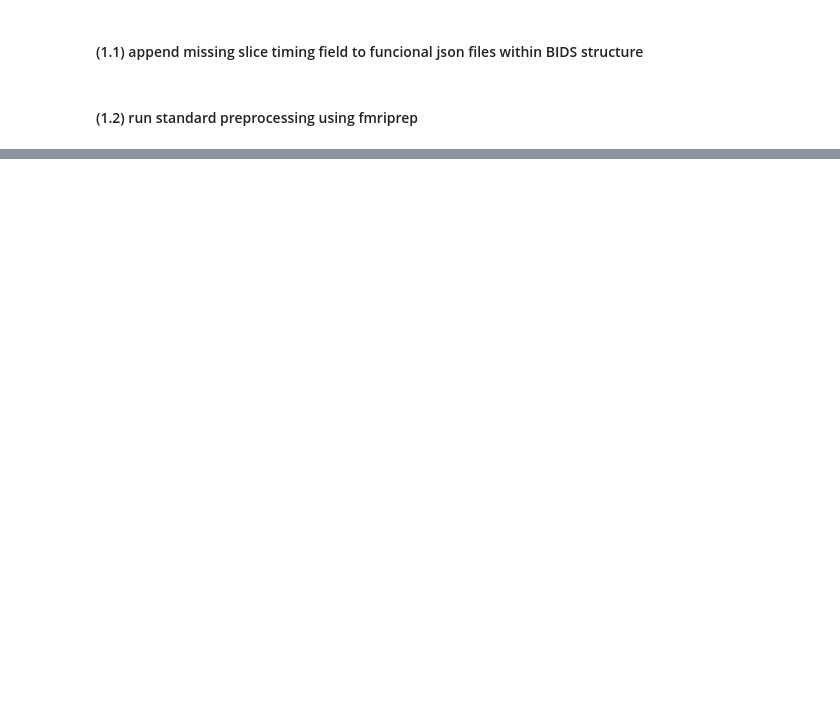
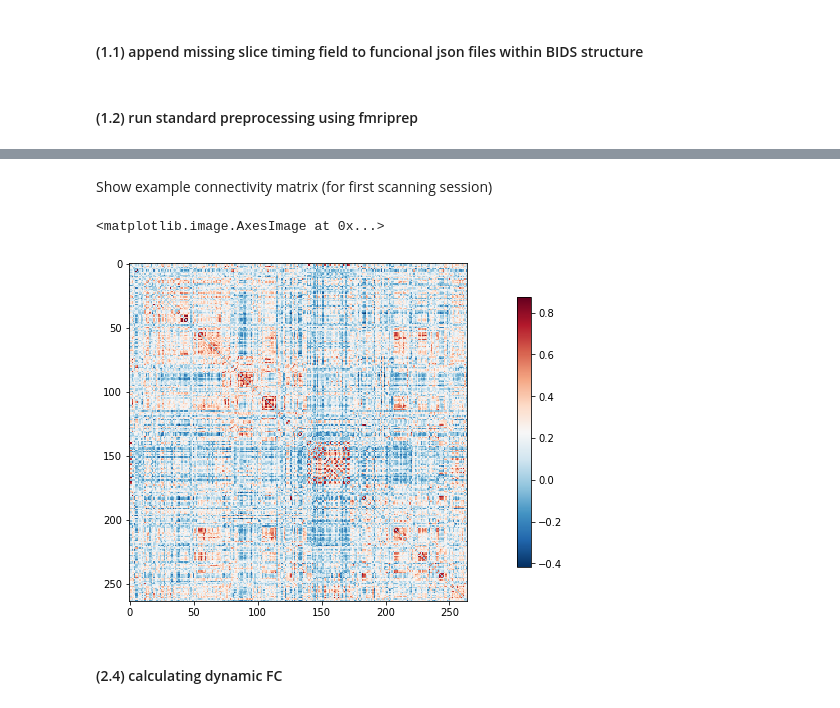
Before and after one commit to kbonna/fmritools, a Jupyter notebook: prepare_fmri.ipynb, the cells around one changed output, grey strips where cells are left out. Drawn from its saved outputs; the diff is of its cells as text; code cells hidden in the pictures; blank space fills up the shorter version.

```diff
--- a/prepare_fmri.ipynb
+++ b/prepare_fmri.ipynb
@@ -44,0 +173,17 @@ else:
+# %%
+from nilearn.connectome import ConnectivityMeasure
+
+#--- calculate static FC from clean ROI timeseries
+connectivity = ConnectivityMeasure(kind='correlation')
+sFC = connectivity.fit_transform(timeseries)
+# %% [markdown]
+Show example connectivity matrix (for first scanning session)
+# %%
+from nilearn.plotting import plot_matrix
+
+plot_matrix(sFC[0])
+# %% [output]
+<matplotlib.image.AxesImage at 0x...>
+[figure, added]
+# %% [markdown]
+#### (2.4) calculating dynamic FC
```
Also changed, not shown: parts of 11 cells of this notebook.
